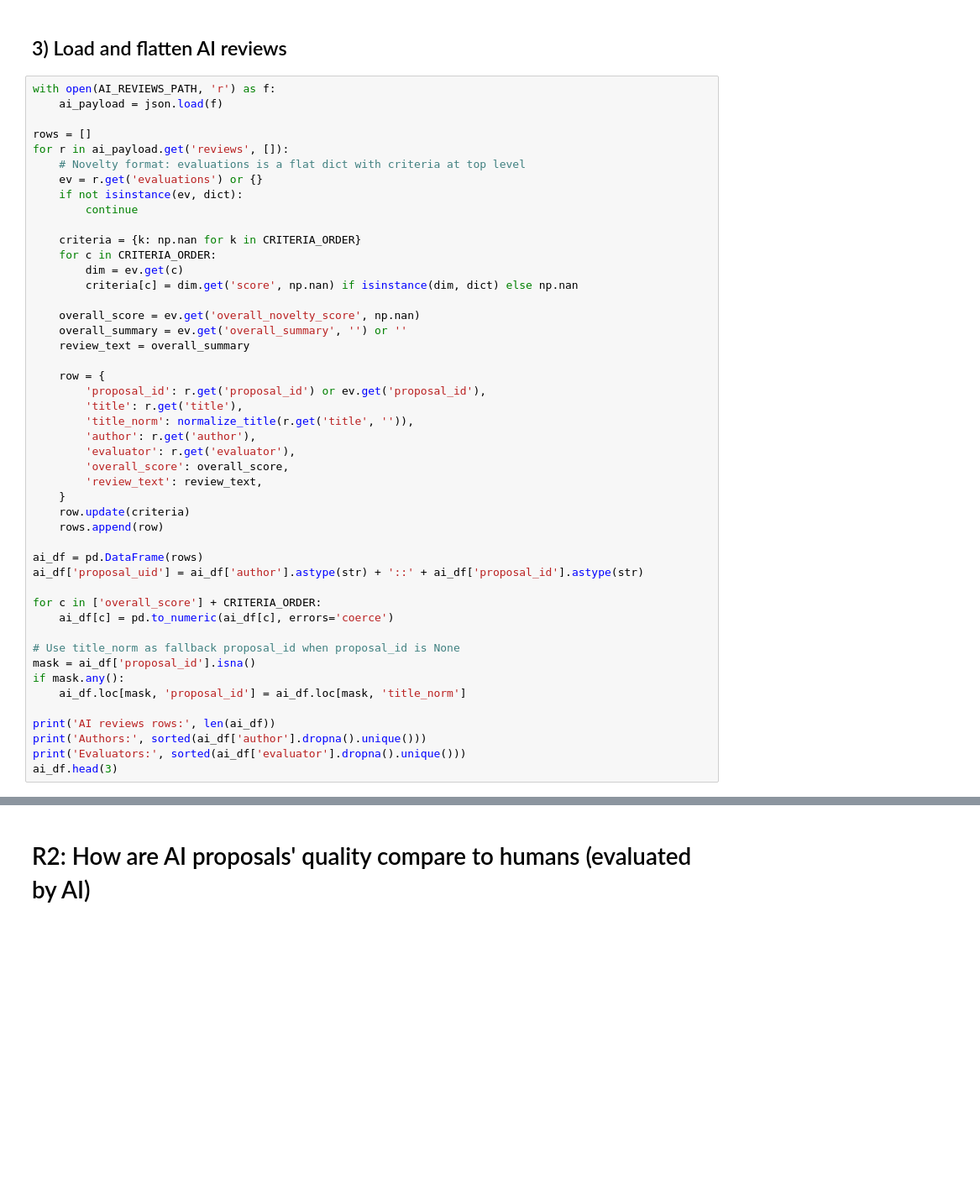
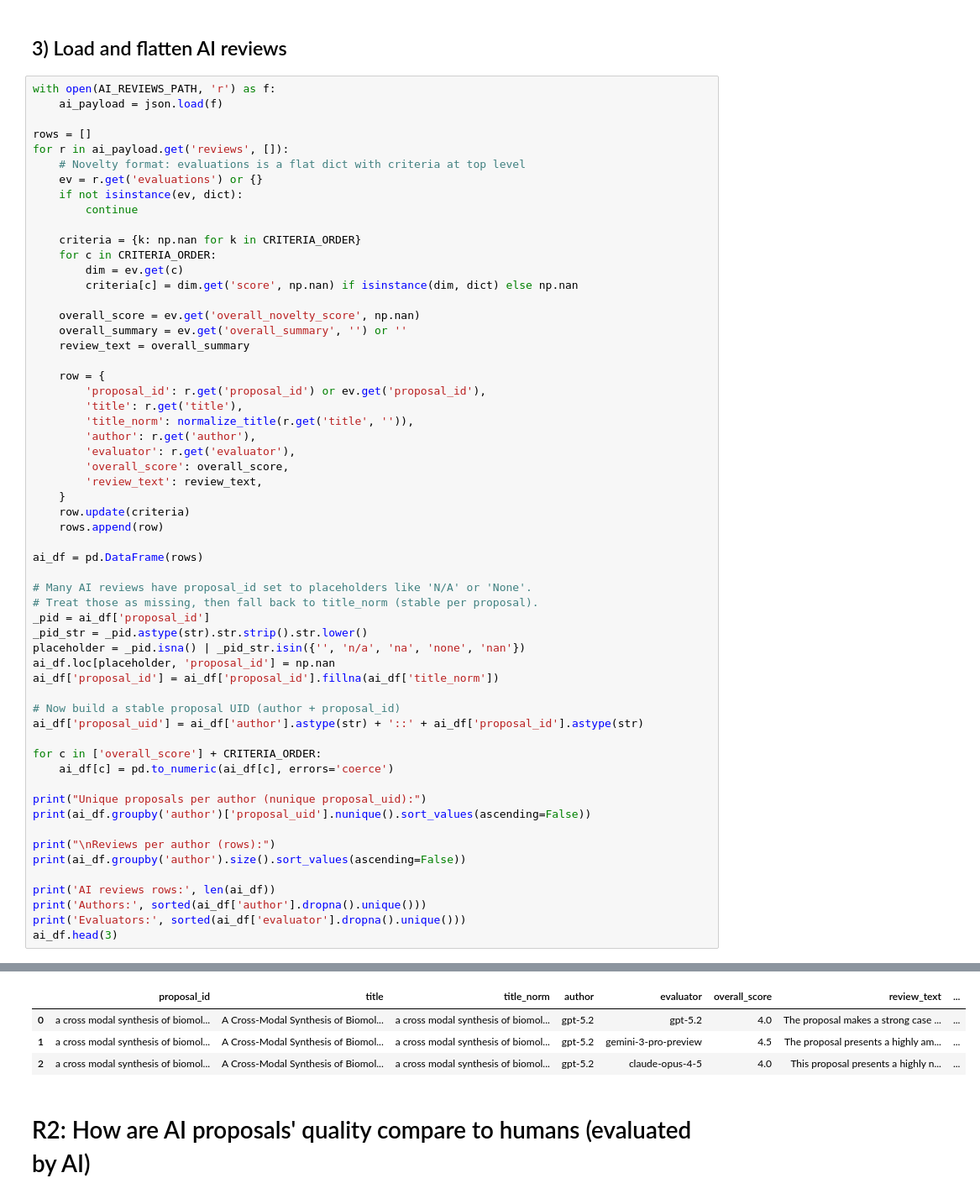
Before and after one commit to eveyhuang/human-AI-proposal, a Jupyter notebook: baseline(minimal)-rephrased/compare_reviews_novelty.ipynb, the cells around one changed output, grey strips where cells are left out. Shown at 84% size. Saved outputs shown, nothing was run; the diff lists cells and outputs as text; blank space fills up the shorter version.

```diff
--- a/baseline(minimal)-rephrased/compare_reviews_novelty.ipynb
+++ b/baseline(minimal)-rephrased/compare_reviews_novelty.ipynb
@@ -377,17 +377,29 @@ for r in ai_payload.get('reviews', []):
     rows.append(row)
 
 ai_df = pd.DataFrame(rows)
+
+# Many AI reviews have proposal_id set to placeholders like 'N/A' or 'None'.
+# Treat those as missing, then fall back to title_norm (stable per proposal).
+_pid = ai_df['proposal_id']
+_pid_str = _pid.astype(str).str.strip().str.lower()
+placeholder = _pid.isna() | _pid_str.isin({'', 'n/a', 'na', 'none', 'nan'})
+ai_df.loc[placeholder, 'proposal_id'] = np.nan
+ai_df['proposal_id'] = ai_df['proposal_id'].fillna(ai_df['title_norm'])
+
+# Now build a stable proposal UID (author + proposal_id)
 ai_df['proposal_uid'] = ai_df['author'].astype(str) + '::' + ai_df['proposal_id'].astype(str)
 
 for c in ['overall_score'] + CRITERIA_ORDER:
     ai_df[c] = pd.to_numeric(ai_df[c], errors='coerce')
 
-# Use title_norm as fallback proposal_id when proposal_id is None
-mask = ai_df['proposal_id'].isna()
-if mask.any():
-    ai_df.loc[mask, 'proposal_id'] = ai_df.loc[mask, 'title_norm']
+print("Unique proposals per author (nunique proposal_uid):")
+print(ai_df.groupby('author')['proposal_uid'].nunique().sort_values(ascending=False))
+
+print("\nReviews per author (rows):")
+print(ai_df.groupby('author').size().sort_values(ascending=False))
 
 print('AI reviews rows:', len(ai_df))
 print('Authors:', sorted(ai_df['author'].dropna().unique()))
 print('Evaluators:', sorted(ai_df['evaluator'].dropna().unique()))
 ai_df.head(3)
+# %% [output]
@@ -394,3 +417,7 @@ ai_df.head(3)
+|  | proposal_id | title | title_norm | author | evaluator | overall_score | review_text | ... |
+| 0 | a cross modal synthesis of biomol... | A Cross-Modal Synthesis of Biomol... | a cross modal synthesis of biomol... | gpt-5.2 | gpt-5.2 | 4.0 | The proposal makes a strong case ... | ... |
+| 1 | a cross modal synthesis of biomol... | A Cross-Modal Synthesis of Biomol... | a cross modal synthesis of biomol... | gpt-5.2 | gemini-3-pro-preview | 4.5 | The proposal presents a highly am... | ... |
+| 2 | a cross modal synthesis of biomol... | A Cross-Modal Synthesis of Biomol... | a cross modal synthesis of biomol... | gpt-5.2 | claude-opus-4-5 | 4.0 | This proposal presents a highly n... | ... |
 # %% [markdown]
 # R2: How are AI proposals' quality compare to humans (evaluated by AI)
 # %% [markdown]
```
Also changed, not shown: parts of 1 cell of this notebook, 31 other files.
